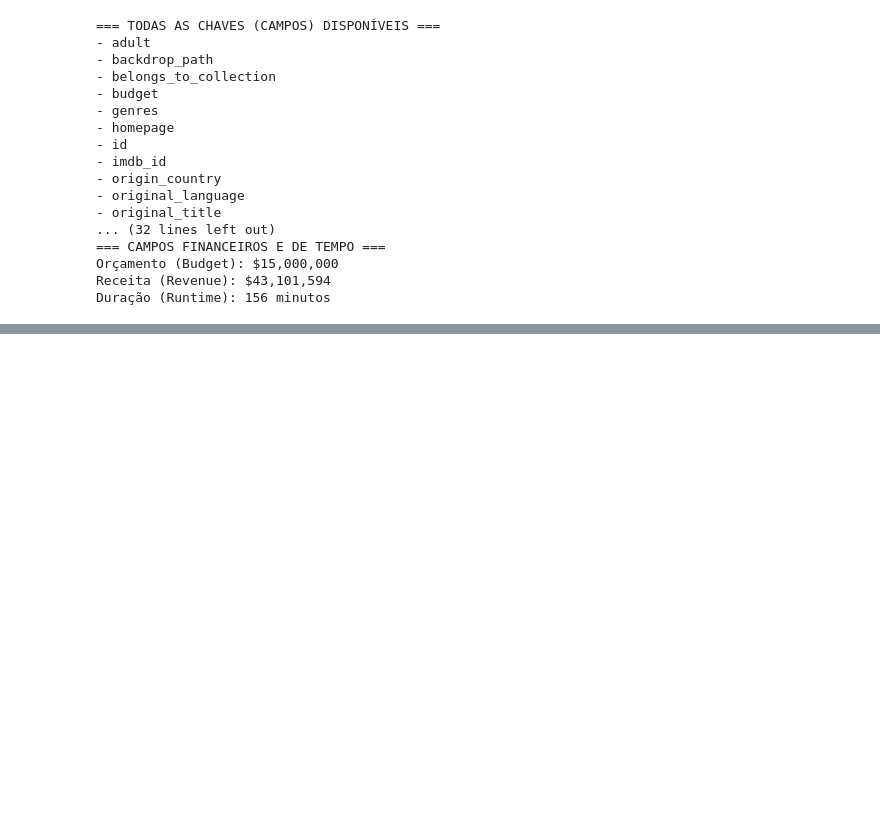
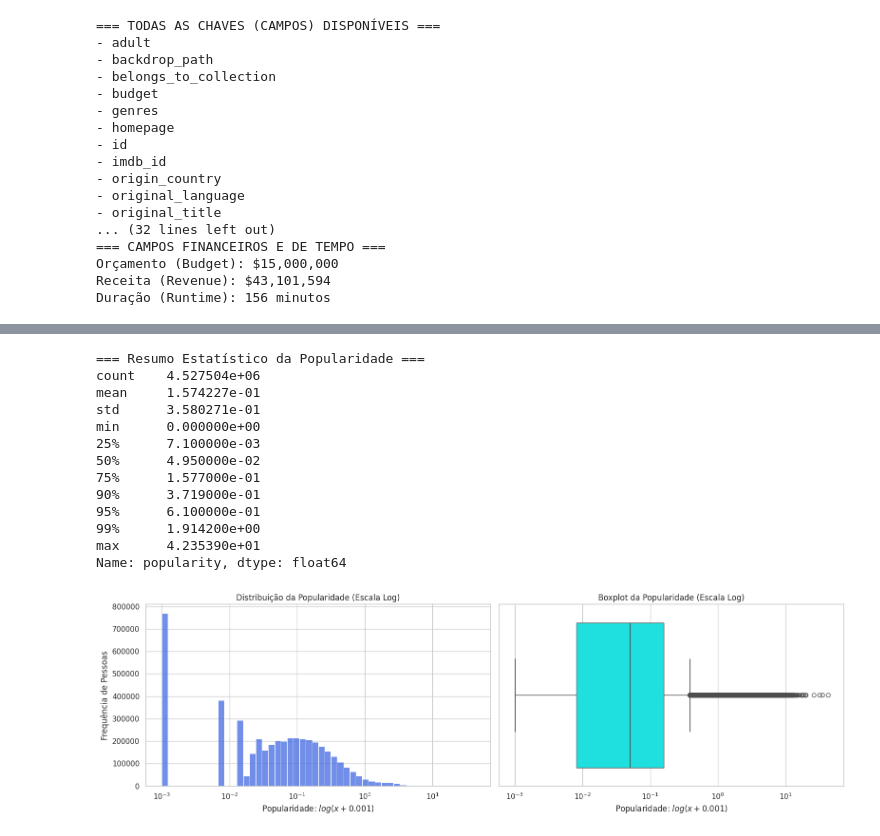
Before and after one commit to gabrielgraciano/analise_de_filmes, a Jupyter notebook: movie_scrapper.ipynb, the cells around one changed output, grey strips where cells are left out. Cells and saved outputs as stored; diff of their text form; code cells hidden in the pictures; blank space fills up the shorter version.

```diff
--- a/movie_scrapper.ipynb
+++ b/movie_scrapper.ipynb
@@ -292,0 +342,48 @@ Buscando dados completos na API...
+# %%
+import matplotlib.pyplot as plt
+import seaborn as sns
+import numpy as np
+
+# 1. Calculando os quartis e decis (estatísticas descritivas)
+# Adicionei os percentis 90, 95 e 99 porque é lá que a "mágica" acontece nessa base
+percentis = [0.25, 0.5, 0.75, 0.90, 0.95, 0.99]
+estatisticas = df_people['popularity'].describe(percentiles=percentis)
+
+print("=== Resumo Estatístico da Popularidade ===")
+print(estatisticas)
+print("\n")
+
+# 2. Configurando a área de plotagem
+sns.set_theme(style="whitegrid")
+fig, ax = plt.subplots(1, 2, figsize=(16, 5))
+
+# Gráfico 1: Histograma com Escala Logarítmica no eixo X
+# Um macete de Data Science: somamos uma constante pequena para evitar log(0)
+sns.histplot(df_people['popularity'] + 0.001, bins=50, log_scale=(True, False), ax=ax[0], color='royalblue')
+ax[0].set_title('Distribuição da Popularidade (Escala Log)')
+ax[0].set_xlabel('Popularidade: $log(x + 0.001)$')
+ax[0].set_ylabel('Frequência de Pessoas')
+
+# Gráfico 2: Boxplot (também em Log) para visualizar os outliers
+sns.boxplot(x=df_people['popularity'] + 0.001, ax=ax[1], color='cyan')
+ax[1].set_xscale('log')
+ax[1].set_title('Boxplot da Popularidade (Escala Log)')
+ax[1].set_xlabel('Popularidade: $log(x + 0.001)$')
+
+plt.tight_layout()
+plt.show()
+# %% [output]
+=== Resumo Estatístico da Popularidade ===
+count    4.527504e+06
+mean     1.574227e-01
+std      3.580271e-01
+min      0.000000e+00
+25%      7.100000e-03
+50%      4.950000e-02
+75%      1.577000e-01
+90%      3.719000e-01
+95%      6.100000e-01
+99%      1.914200e+00
+max      4.235390e+01
+Name: popularity, dtype: float64
+[figure, added]
```
Also changed, not shown: parts of 5 cells of this notebook.
